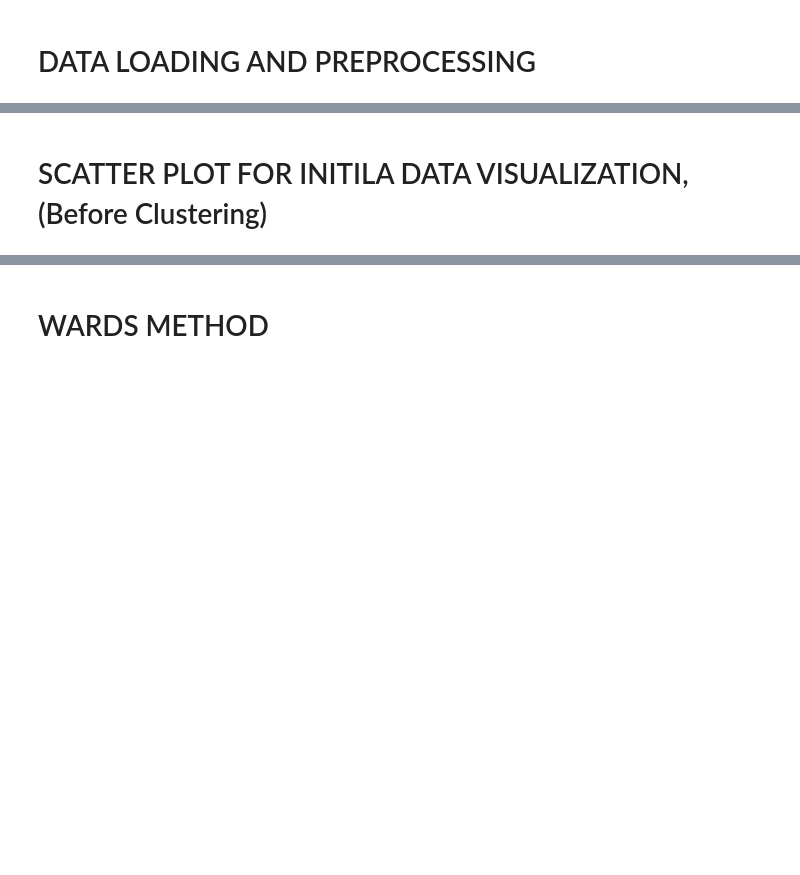
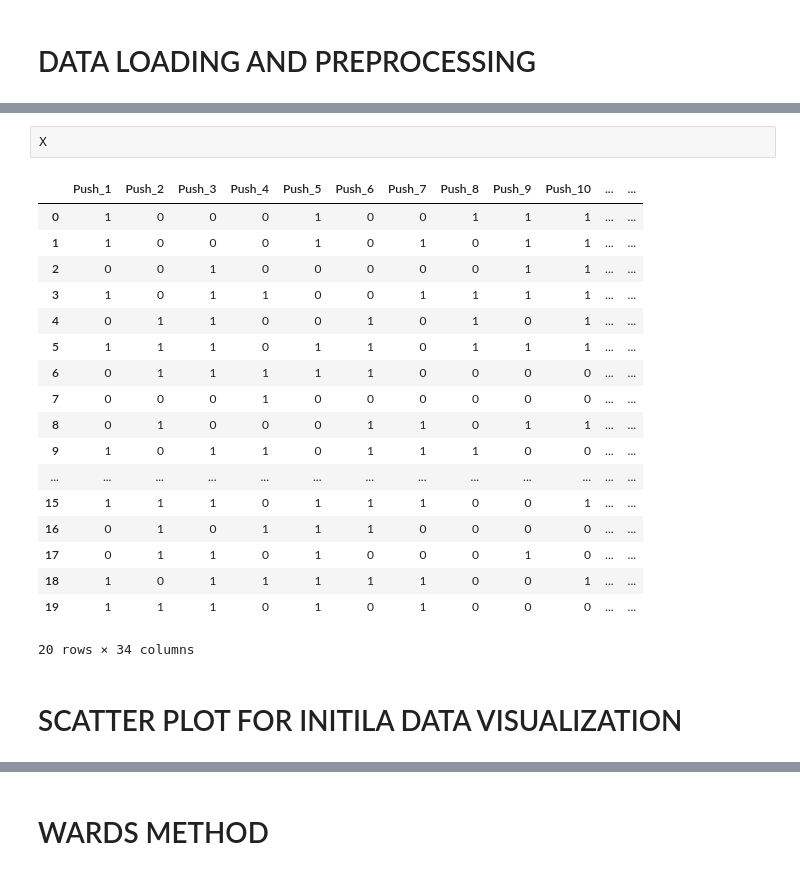
Before and after one commit to Itz-samad/Jobs-To-Be-Done-JTBD-Analysis, a Jupyter notebook: Ward_Method.ipynb, the cells around one changed output, grey strips where cells are left out. Drawn from its saved outputs; the diff is of its cells as text; blank space fills up the shorter version.

```diff
--- a/Ward_Method.ipynb
+++ b/Ward_Method.ipynb
@@ -39,5 +81,26 @@ pandas.core.frame.DataFrame
+# %%
+X
+# %% [output]
+|  | Push_1 | Push_2 | Push_3 | Push_4 | Push_5 | Push_6 | Push_7 | Push_8 | Push_9 | Push_10 | ... | ... |
+| 0 | 1 | 0 | 0 | 0 | 1 | 0 | 0 | 1 | 1 | 1 | ... | ... |
+| 1 | 1 | 0 | 0 | 0 | 1 | 0 | 1 | 0 | 1 | 1 | ... | ... |
+| 2 | 0 | 0 | 1 | 0 | 0 | 0 | 0 | 0 | 1 | 1 | ... | ... |
+| 3 | 1 | 0 | 1 | 1 | 0 | 0 | 1 | 1 | 1 | 1 | ... | ... |
+| 4 | 0 | 1 | 1 | 0 | 0 | 1 | 0 | 1 | 0 | 1 | ... | ... |
+| 5 | 1 | 1 | 1 | 0 | 1 | 1 | 0 | 1 | 1 | 1 | ... | ... |
+| 6 | 0 | 1 | 1 | 1 | 1 | 1 | 0 | 0 | 0 | 0 | ... | ... |
+| 7 | 0 | 0 | 0 | 1 | 0 | 0 | 0 | 0 | 0 | 0 | ... | ... |
+| 8 | 0 | 1 | 0 | 0 | 0 | 1 | 1 | 0 | 1 | 1 | ... | ... |
+| 9 | 1 | 0 | 1 | 1 | 0 | 1 | 1 | 1 | 0 | 0 | ... | ... |
+| ... | ... | ... | ... | ... | ... | ... | ... | ... | ... | ... | ... | ... |
+| 15 | 1 | 1 | 1 | 0 | 1 | 1 | 1 | 0 | 0 | 1 | ... | ... |
+| 16 | 0 | 1 | 0 | 1 | 1 | 1 | 0 | 0 | 0 | 0 | ... | ... |
+| 17 | 0 | 1 | 1 | 0 | 1 | 0 | 0 | 0 | 1 | 0 | ... | ... |
+| 18 | 1 | 0 | 1 | 1 | 1 | 1 | 1 | 0 | 0 | 1 | ... | ... |
+| 19 | 1 | 1 | 1 | 0 | 1 | 0 | 1 | 0 | 0 | 0 | ... | ... |
+20 rows × 34 columns
 # %% [markdown]
-# SCATTER PLOT FOR INITILA DATA VISUALIZATION, (Before Clustering)
+# SCATTER PLOT FOR INITILA DATA VISUALIZATION
 # %%
 # Scatter plot of the dataset (initial visualization)
 pca = PCA(n_components=2)
```
Also changed, not shown: parts of 12 cells of this notebook, 4 other files.
